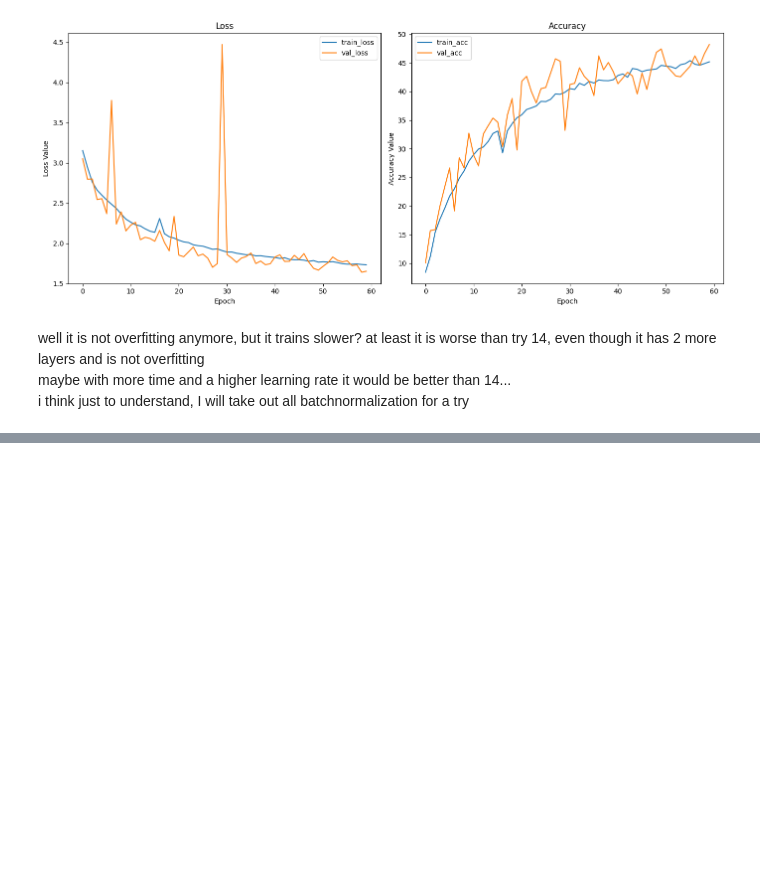
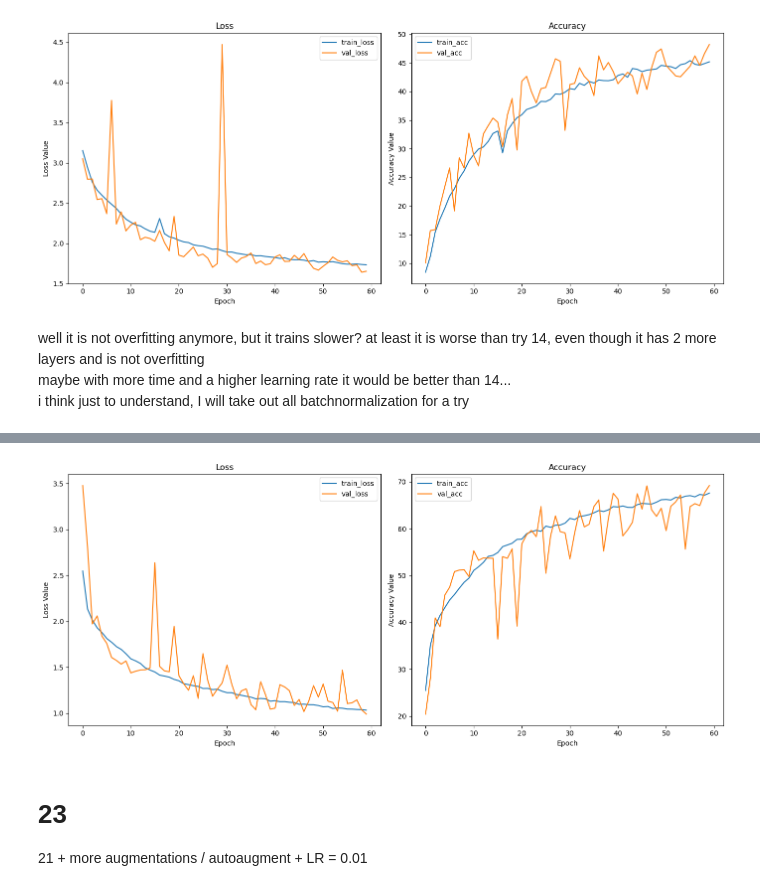
Before and after one commit to Anton123567/DL_UPC, a Jupyter notebook: results_all/Deep Learning Assignment.ipynb, the cells around one changed output, grey strips where cells are left out. Cells and saved outputs as stored; diff of their text form; code cells hidden in the pictures; blank space fills up the shorter version.

```diff
--- a/results_all/Deep Learning Assignment.ipynb
+++ b/results_all/Deep Learning Assignment.ipynb
@@ -723,0 +790,8 @@ i think just to understand, I will take out all batchnormalization for a try
+# %%
+plot_res('results21.csv')
+# %% [output]
+[figure, added]
+# %% [markdown]
+# 23
+
+21 + more augmentations / autoaugment + LR = 0.01
```
Also changed, not shown: parts of 10 cells of this notebook, 1 other file.
